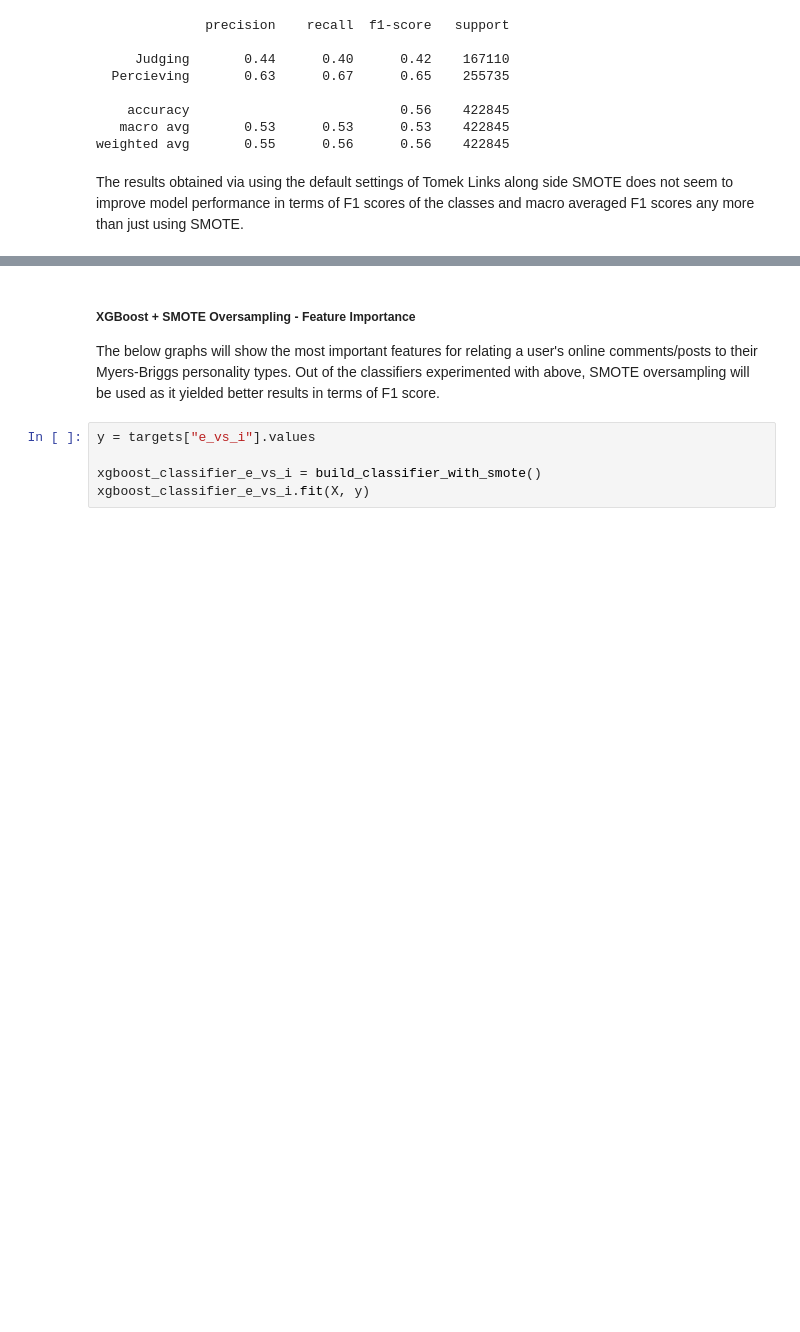
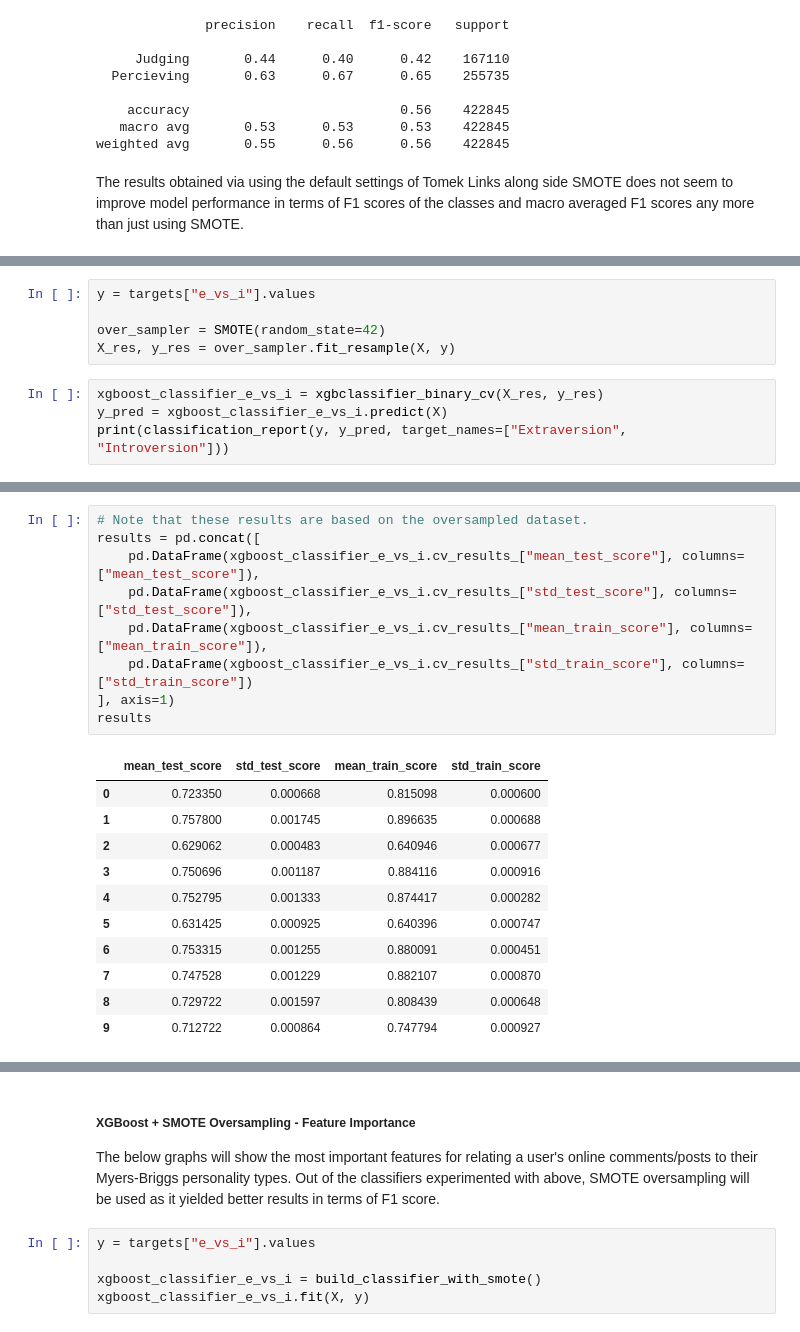
Before and after one commit to slouie88/myers_briggs_personalities, a Jupyter notebook: myers_briggs_feature_importance.ipynb, the cells around one changed output, grey strips where cells are left out. Cells and saved outputs as stored; diff of their text form; blank space fills up the shorter version.

```diff
--- a/myers_briggs_feature_importance.ipynb
+++ b/myers_briggs_feature_importance.ipynb
@@ -598,0 +648,9 @@ The results obtained via using the default settings of Tomek Links along side SM
+# %%
+y = targets["e_vs_i"].values
+
+over_sampler = SMOTE(random_state=42)
+X_res, y_res = over_sampler.fit_resample(X, y)
+# %%
+xgboost_classifier_e_vs_i = xgbclassifier_binary_cv(X_res, y_res)
+y_pred = xgboost_classifier_e_vs_i.predict(X)
+print(classification_report(y, y_pred, target_names=["Extraversion", "Introversion"]))
@@ -598,0 +674,21 @@ The results obtained via using the default settings of Tomek Links along side SM
+# %%
+# Note that these results are based on the oversampled dataset.
+results = pd.concat([
+    pd.DataFrame(xgboost_classifier_e_vs_i.cv_results_["mean_test_score"], columns=["mean_test_score"]),
+    pd.DataFrame(xgboost_classifier_e_vs_i.cv_results_["std_test_score"], columns=["std_test_score"]),
+    pd.DataFrame(xgboost_classifier_e_vs_i.cv_results_["mean_train_score"], columns=["mean_train_score"]),
+    pd.DataFrame(xgboost_classifier_e_vs_i.cv_results_["std_train_score"], columns=["std_train_score"])
+], axis=1)
+results
+# %% [output]
+|  | mean_test_score | std_test_score | mean_train_score | std_train_score |
+| 0 | 0.723350 | 0.000668 | 0.815098 | 0.000600 |
+| 1 | 0.757800 | 0.001745 | 0.896635 | 0.000688 |
+| 2 | 0.629062 | 0.000483 | 0.640946 | 0.000677 |
+| 3 | 0.750696 | 0.001187 | 0.884116 | 0.000916 |
+| 4 | 0.752795 | 0.001333 | 0.874417 | 0.000282 |
+| 5 | 0.631425 | 0.000925 | 0.640396 | 0.000747 |
+| 6 | 0.753315 | 0.001255 | 0.880091 | 0.000451 |
+| 7 | 0.747528 | 0.001229 | 0.882107 | 0.000870 |
+| 8 | 0.729722 | 0.001597 | 0.808439 | 0.000648 |
+| 9 | 0.712722 | 0.000864 | 0.747794 | 0.000927 |
```
Also changed, not shown: parts of 13 cells of this notebook.
